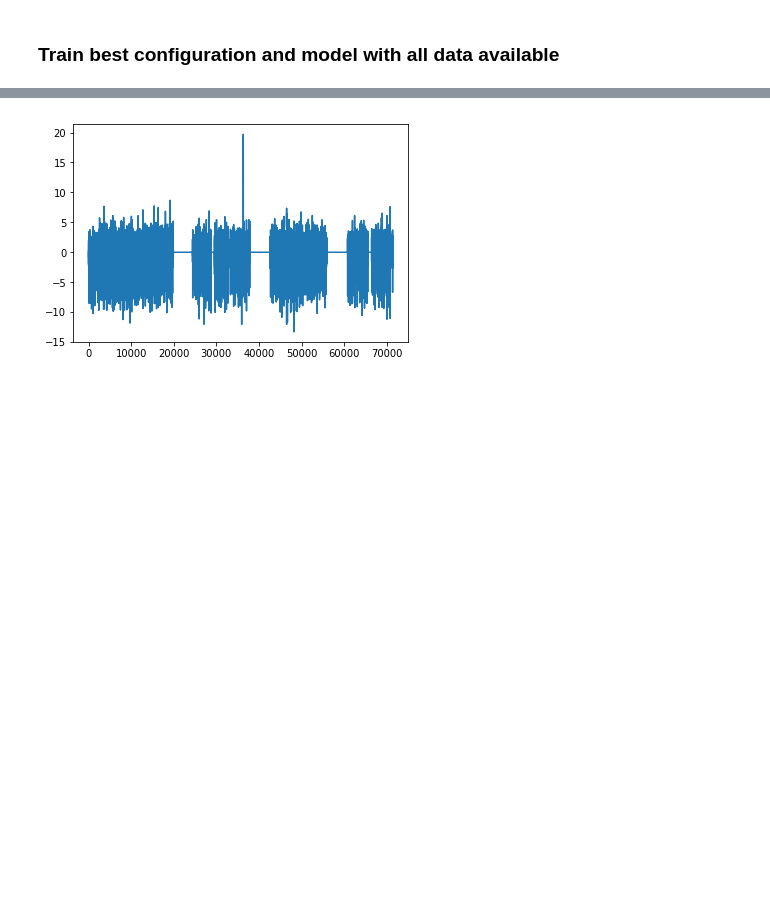
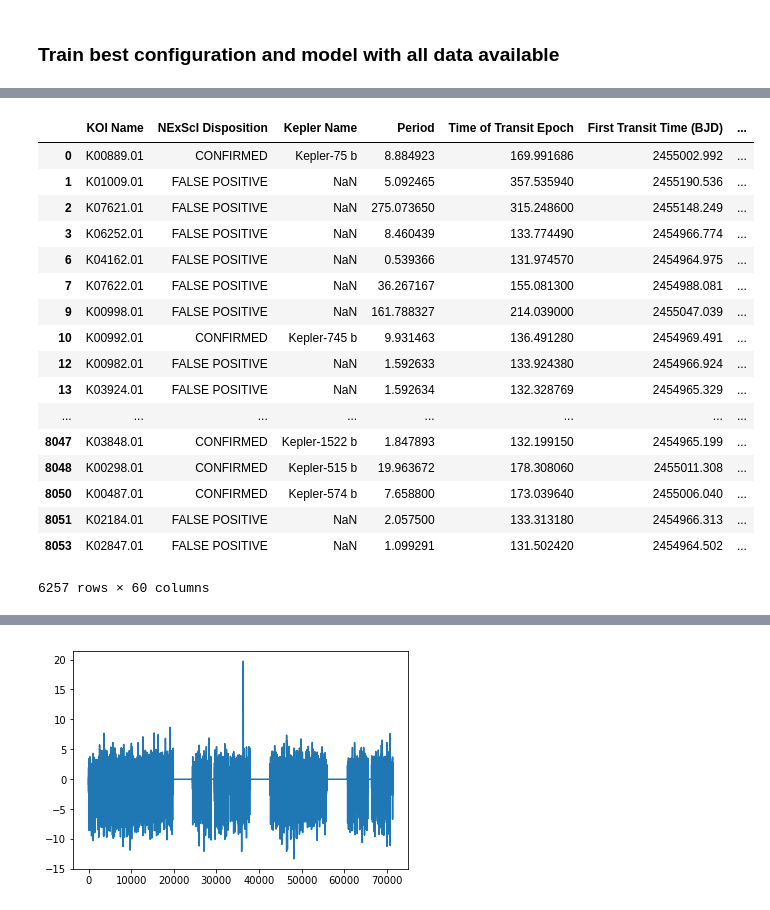
Before and after one commit to fmenat/ExoplanetDetection, a Jupyter notebook: Notebooks/Analysis_of_Disposition.ipynb, the cells around one changed output, grey strips where cells are left out. Drawn from its saved outputs; the diff is of its cells as text; code cells hidden in the pictures; blank space fills up the shorter version.

```diff
--- a/Notebooks/Analysis_of_Disposition.ipynb
+++ b/Notebooks/Analysis_of_Disposition.ipynb
@@ -37,0 +38,23 @@ print(y_total.shape)
+# %%
+df_labels = df_labels[df_labels["NExScI Disposition"]!="CANDIDATE"]
+df_labels.fillna(df_labels.median())
+df_labels
+# %% [output]
+|  | KOI Name | NExScI Disposition | Kepler Name | Period | Time of Transit Epoch | First Transit Time (BJD) | ... |
+| 0 | K00889.01 | CONFIRMED | Kepler-75 b | 8.884923 | 169.991686 | 2455002.992 | ... |
+| 1 | K01009.01 | FALSE POSITIVE | NaN | 5.092465 | 357.535940 | 2455190.536 | ... |
+| 2 | K07621.01 | FALSE POSITIVE | NaN | 275.073650 | 315.248600 | 2455148.249 | ... |
+| 3 | K06252.01 | FALSE POSITIVE | NaN | 8.460439 | 133.774490 | 2454966.774 | ... |
+| 6 | K04162.01 | FALSE POSITIVE | NaN | 0.539366 | 131.974570 | 2454964.975 | ... |
+| 7 | K07622.01 | FALSE POSITIVE | NaN | 36.267167 | 155.081300 | 2454988.081 | ... |
+| 9 | K00998.01 | FALSE POSITIVE | NaN | 161.788327 | 214.039000 | 2455047.039 | ... |
+| 10 | K00992.01 | CONFIRMED | Kepler-745 b | 9.931463 | 136.491280 | 2454969.491 | ... |
+| 12 | K00982.01 | FALSE POSITIVE | NaN | 1.592633 | 133.924380 | 2454966.924 | ... |
+| 13 | K03924.01 | FALSE POSITIVE | NaN | 1.592634 | 132.328769 | 2454965.329 | ... |
+| ... | ... | ... | ... | ... | ... | ... | ... |
+| 8047 | K03848.01 | CONFIRMED | Kepler-1522 b | 1.847893 | 132.199150 | 2454965.199 | ... |
+| 8048 | K00298.01 | CONFIRMED | Kepler-515 b | 19.963672 | 178.308060 | 2455011.308 | ... |
+| 8050 | K00487.01 | CONFIRMED | Kepler-574 b | 7.658800 | 173.039640 | 2455006.040 | ... |
+| 8051 | K02184.01 | FALSE POSITIVE | NaN | 2.057500 | 133.313180 | 2454966.313 | ... |
+| 8053 | K02847.01 | FALSE POSITIVE | NaN | 1.099291 | 131.502420 | 2454964.502 | ... |
+6257 rows × 60 columns
```
Also changed, not shown: parts of 5 cells of this notebook, 3 other files.
